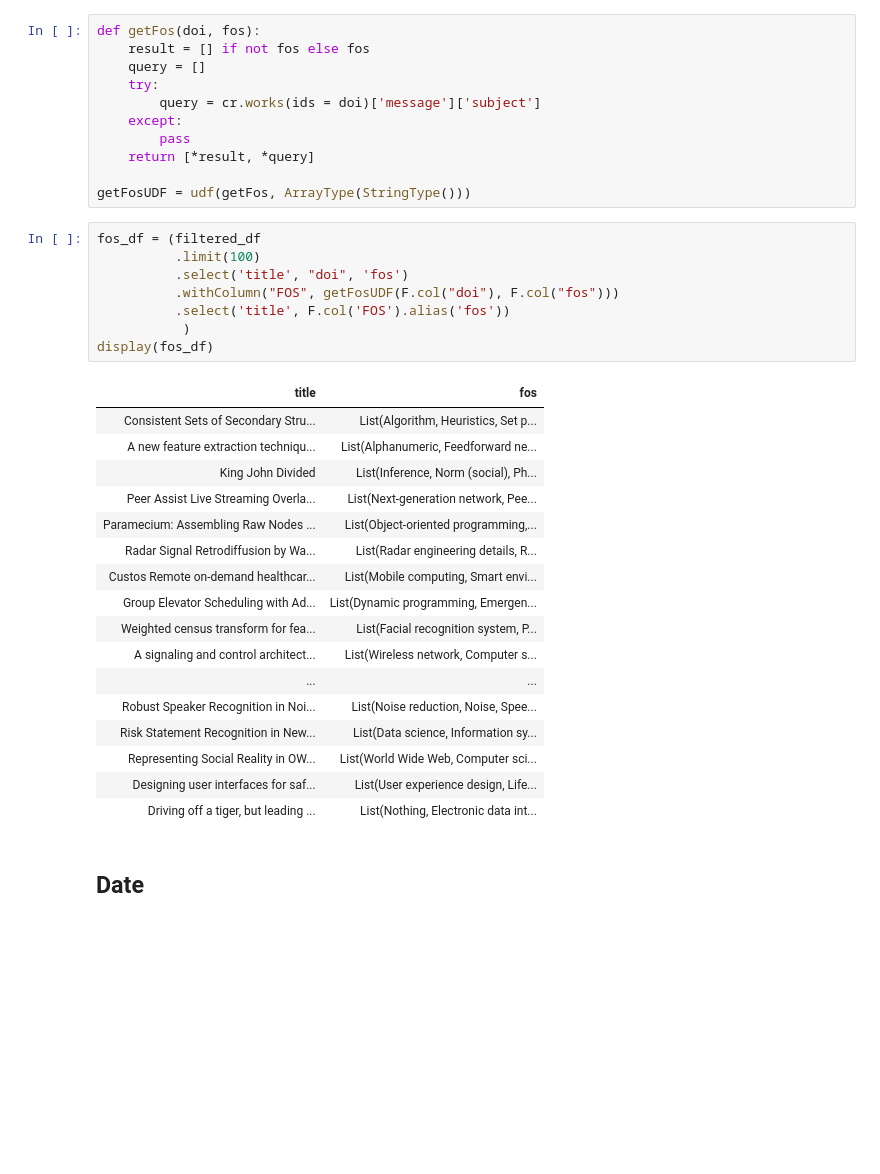
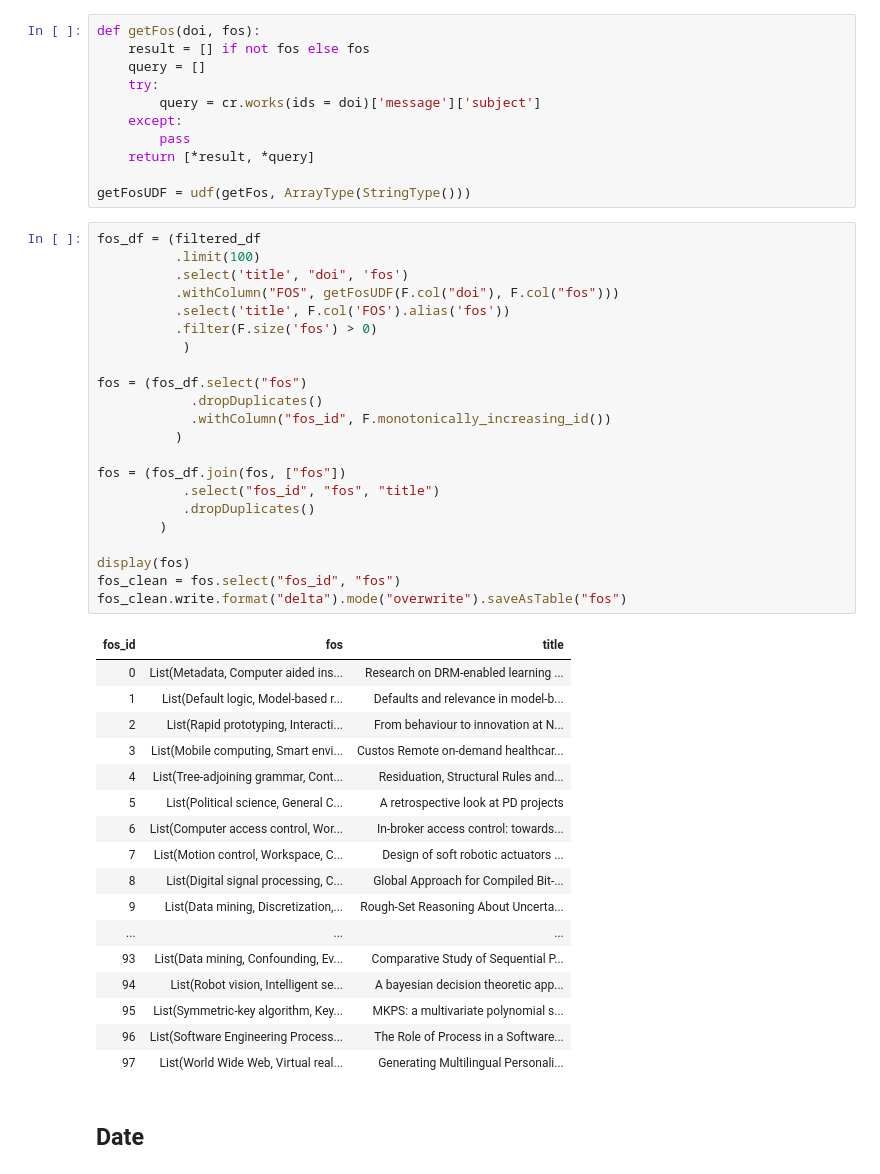
Before and after one commit to Karljohan99/BDM2023-group3, a Jupyter notebook: project1/Project_1.ipynb, the cells around one changed output. Cells and saved outputs as stored; diff of their text form; blank space fills up the shorter version.

```diff
--- a/project1/Project_1.ipynb
+++ b/project1/Project_1.ipynb
@@ -588,29 +603,43 @@ getFosUDF = udf(getFos, ArrayType(StringType()))
 # %%
 fos_df = (filtered_df
           .limit(100)
           .select('title', "doi", 'fos')
           .withColumn("FOS", getFosUDF(F.col("doi"), F.col("fos")))
           .select('title', F.col('FOS').alias('fos'))
+          .filter(F.size('fos') > 0)
            )
-display(fos_df)
+
+fos = (fos_df.select("fos")
+            .dropDuplicates()
+            .withColumn("fos_id", F.monotonically_increasing_id())
+          )
+
+fos = (fos_df.join(fos, ["fos"])
+           .select("fos_id", "fos", "title")
+           .dropDuplicates()
+        )
+
+display(fos)
+fos_clean = fos.select("fos_id", "fos")
+fos_clean.write.format("delta").mode("overwrite").saveAsTable("fos")
 # %% [output]
-| title | fos |
-| Consistent Sets of Secondary Stru... | List(Algorithm, Heuristics, Set p... |
-| A new feature extraction techniqu... | List(Alphanumeric, Feedforward ne... |
-| King John Divided | List(Inference, Norm (social), Ph... |
-| Peer Assist Live Streaming Overla... | List(Next-generation network, Pee... |
-| Paramecium: Assembling Raw Nodes ... | List(Object-oriented programming,... |
-| Radar Signal Retrodiffusion by Wa... | List(Radar engineering details, R... |
-| Custos Remote on-demand healthcar... | List(Mobile computing, Smart envi... |
-| Group Elevator Scheduling with Ad... | List(Dynamic programming, Emergen... |
-| Weighted census transform for fea... | List(Facial recognition system, P... |
-| A signaling and control architect... | List(Wireless network, Computer s... |
-| ... | ... |
-| Robust Speaker Recognition in Noi... | List(Noise reduction, Noise, Spee... |
-| Risk Statement Recognition in New... | List(Data science, Information sy... |
-| Representing Social Reality in OW... | List(World Wide Web, Computer sci... |
-| Designing user interfaces for saf... | List(User experience design, Life... |
-| Driving off a tiger, but leading ... | List(Nothing, Electronic data int... |
+| fos_id | fos | title |
+| 0 | List(Metadata, Computer aided ins... | Research on DRM-enabled learning ... |
+| 1 | List(Default logic, Model-based r... | Defaults and relevance in model-b... |
+| 2 | List(Rapid prototyping, Interacti... | From behaviour to innovation at N... |
+| 3 | List(Mobile computing, Smart envi... | Custos Remote on-demand healthcar... |
+| 4 | List(Tree-adjoining grammar, Cont... | Residuation, Structural Rules and... |
+| 5 | List(Political science, General C... | A retrospective look at PD projects |
+| 6 | List(Computer access control, Wor... | In-broker access control: towards... |
+| 7 | List(Motion control, Workspace, C... | Design of soft robotic actuators ... |
+| 8 | List(Digital signal processing, C... | Global Approach for Compiled Bit-... |
+| 9 | List(Data mining, Discretization,... | Rough-Set Reasoning About Uncerta... |
+| ... | ... | ... |
+| 93 | List(Data mining, Confounding, Ev... | Comparative Study of Sequential P... |
+| 94 | List(Robot vision, Intelligent se... | A bayesian decision theoretic app... |
+| 95 | List(Symmetric-key algorithm, Key... | MKPS: a multivariate polynomial s... |
+| 96 | List(Software Engineering Process... | The Role of Process in a Software... |
+| 97 | List(World Wide Web, Virtual real... | Generating Multilingual Personali... |
 # %% [markdown]
 ## Date
 # %%
```
Also changed, not shown: parts of 7 cells of this notebook.
